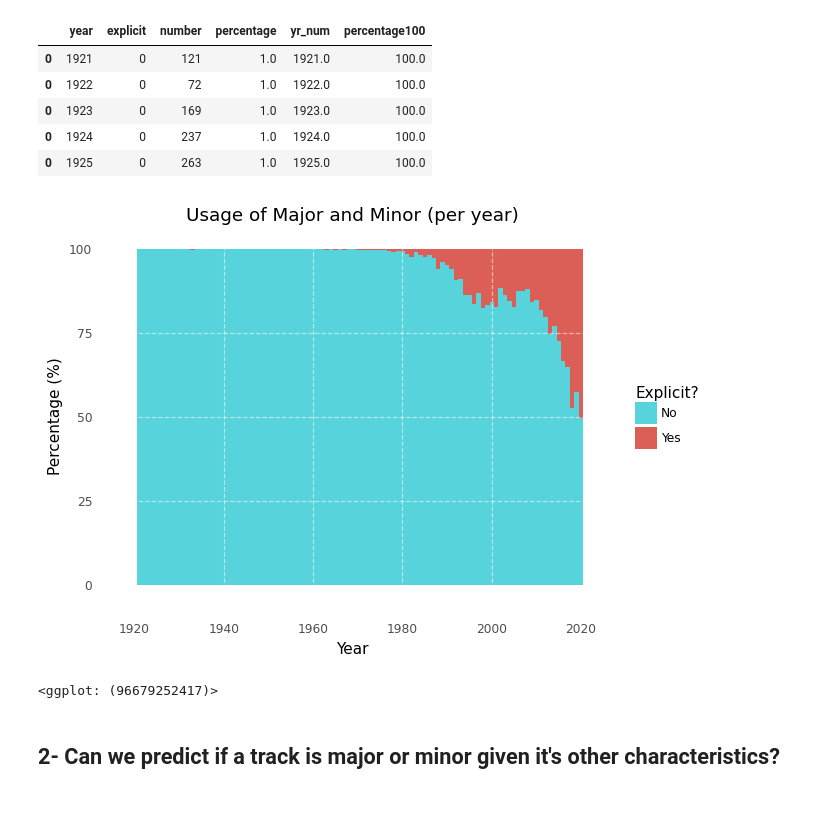
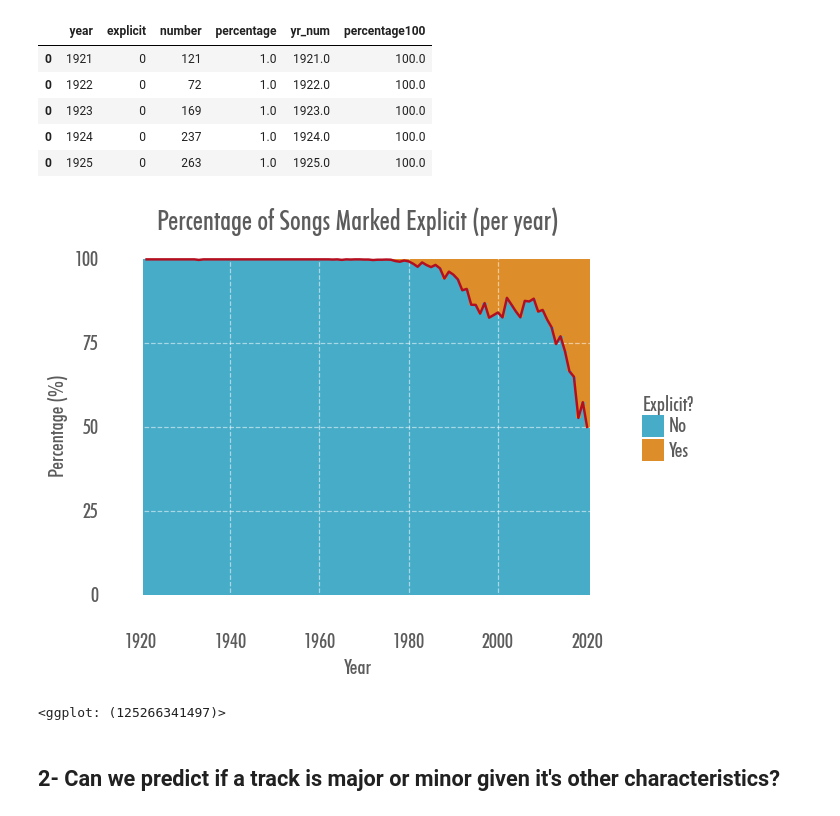
Before and after one commit to danshaub/CPSC392-Final-Project, a Jupyter notebook: Notebooks/Dan-FP.ipynb, the cells around one changed output. Drawn from its saved outputs; the diff is of its cells as text; code cells hidden in the pictures.

```diff
--- a/Notebooks/Dan-FP.ipynb
+++ b/Notebooks/Dan-FP.ipynb
@@ -25,6 +25,12 @@ from mizani.formatters import date_format
 %matplotlib inline
 
 np.random.seed(11132009)
+# %%
+import matplotlib.font_manager as fm
+fpath = '../Personal Folders/Dan/futura_medium_condensed_bt.ttf'
+futura = fm.FontProperties(fname=fpath)
+
+FMF_Pallette = ["#5C5C5C","#46ACC8","#E2D200","#DD8D29","#E58601","#B40F20"]
 # %% [markdown]
 ## 1- What insights can we find by analyzing variable trends over the years?
 # %%
@@ -121,7 +127,7 @@ for i in range (1921, 2021):
     percent_modes = num_modes / yrDF.shape[0]
 
     # Add each year/mode pair to the mode_distro_1 DF
-    for j in range (0, 2):
+    for j in range (1, 2):
         mode_distro_1 = mode_distro_1.append(pd.DataFrame({"year":[i],
                                                            "mode": [j],
                                                            "number": [num_modes[j]],
@@ -286,22 +329,26 @@ explicit_distro_1.head()
 | 0 | 1925 | 0 | 263 | 1.0 | 1925.0 | 100.0 |
 # %%
 (ggplot(explicit_distro_1, aes(x = "yr_num", y = "percentage100", fill = "explicit"))
- + geom_rect(xmin=1920.5,xmax=2020.5,ymin=0,ymax=100, fill="#db5f57")
+ + geom_rect(xmin=1920.5,xmax=2020.5,ymin=0,ymax=100, fill=FMF_Pallette[3])
  + geom_bar(position="stack", stat="identity", width=1)
  + scale_x_continuous(limits=(1920,2021), breaks = range(1920,2021,20))
  + scale_y_continuous(limits=(0,100), breaks=[0,25,50,75,100])
- + scale_fill_manual(name="Explicit?", labels=["No", "Yes"], values=["#57d3db","#db5f57"])
+ + scale_fill_manual(name="Explicit?", labels=["No", "Yes"], values=[FMF_Pallette[1],FMF_Pallette[3]])
  + geom_vline(xintercept=[1940,1960,1980,2000], linetype="dashed", color="#ffffff88")
  + geom_hline(yintercept=[25,50,75], linetype="dashed", color="#ffffff88")
  + theme_minimal()
- + theme(panel_grid_minor=element_blank(), panel_grid_major=element_blank())
- + ggtitle("Usage of Major and Minor (per year)")
+ + theme(panel_grid_minor=element_blank(),
+         panel_grid_major=element_blank(),
+         text=element_text(fontproperties=futura, color=FMF_Pallette[0], size=15),
+         plot_title=element_text(size=20))
+ + ggtitle("Percentage of Songs Marked Explicit (per year)")
  + labs(x="Year", y="Percentage (%)", fill="Explicit?")
  + guides(color = guide_legend(reverse = True))
+ + geom_line(aes(x = "yr_num", y = "percentage100"), color=FMF_Pallette[5],size=1)
 )
 # %% [output]
-[figure, old version]
+[figure, new version]
-<ggplot: (96679252417)>
+<ggplot: (125266341497)>
 # %% [markdown]
 ## 2- Can we predict if a track is major or minor given it's other characteristics?
 # %%
```
Also changed, not shown: parts of 8 cells of this notebook, 4 other files.
